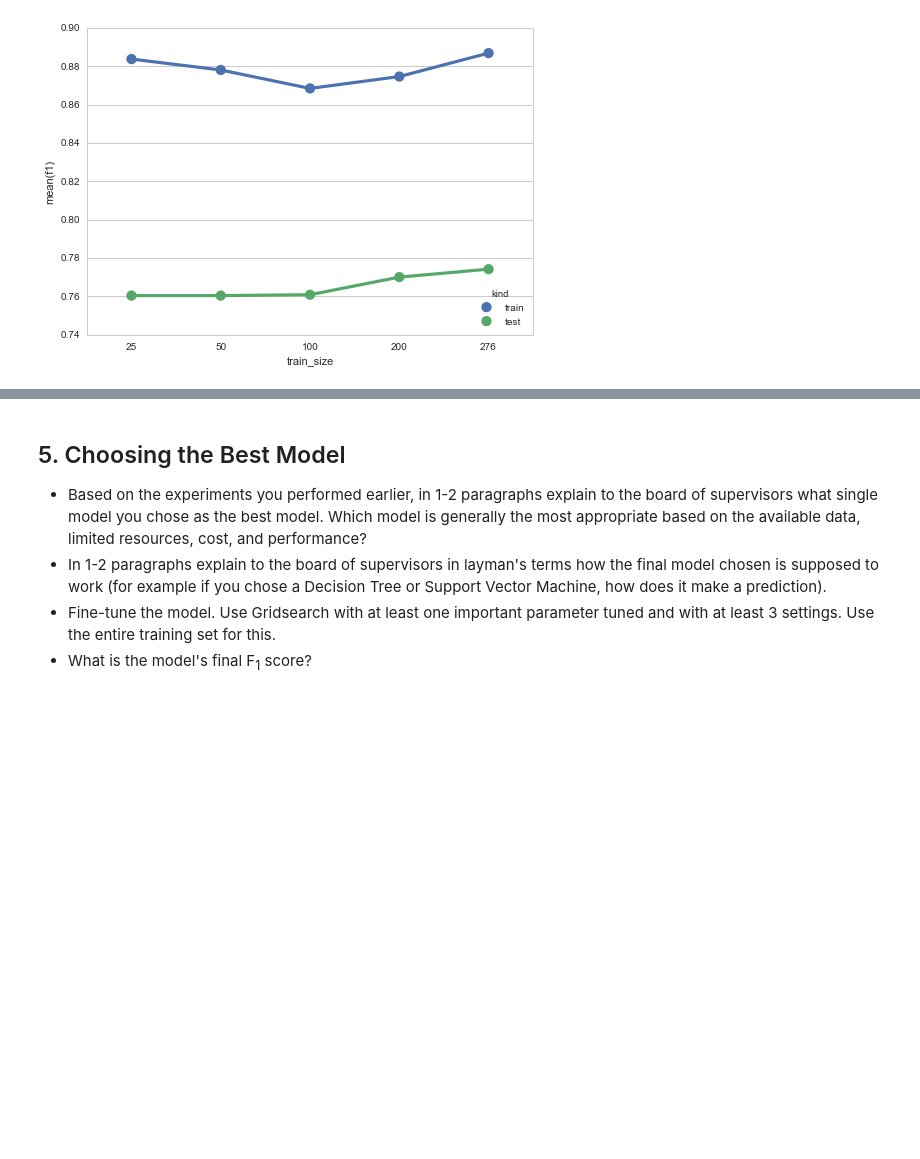
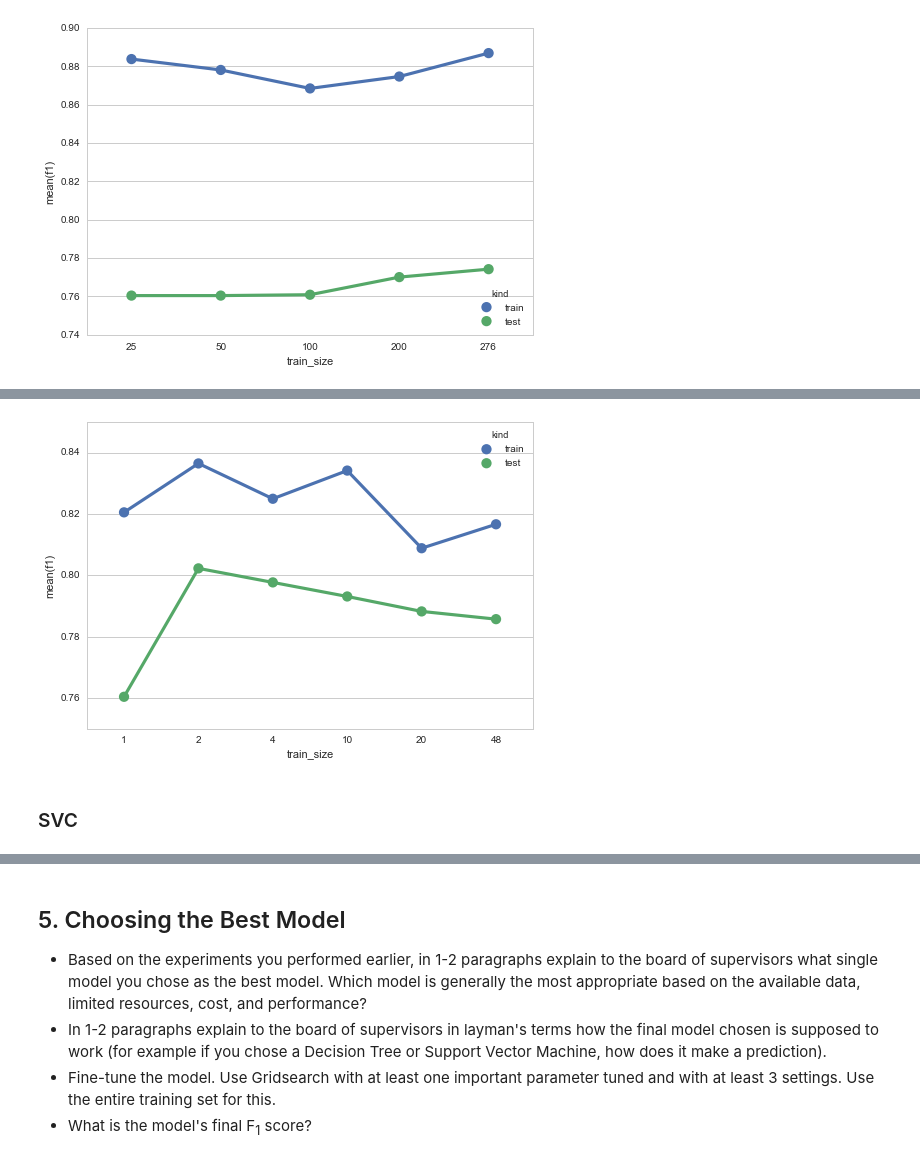
Before and after one commit to baumanab/Udacity_MachineLearningEngineer_ND, a Jupyter notebook: projects/student_intervention/student_intervention.ipynb, the cells around one changed output, grey strips where cells are left out. Saved outputs shown, nothing was run; the diff lists cells and outputs as text; code cells hidden in the pictures; blank space fills up the shorter version.

```diff
--- a/projects/student_intervention/student_intervention.ipynb
+++ b/projects/student_intervention/student_intervention.ipynb
@@ -672,0 +695,3 @@ svc_plot = gen_test_train_plot(svc_melted)
+# %%
+mbn_metrics = build_clf_metrics_table(metrics)
+mbn_metrics
@@ -672,0 +706,8 @@ svc_plot = gen_test_train_plot(svc_melted)
+# %%
+mbn_melted = build_melted_metrics_table(mbn_metrics)
+
+mbn_plot = gen_test_train_plot(mbn_melted)
+# %% [output]
+[figure, added]
+# %% [markdown]
+### SVC
```
Also changed, not shown: parts of 26 cells of this notebook.
